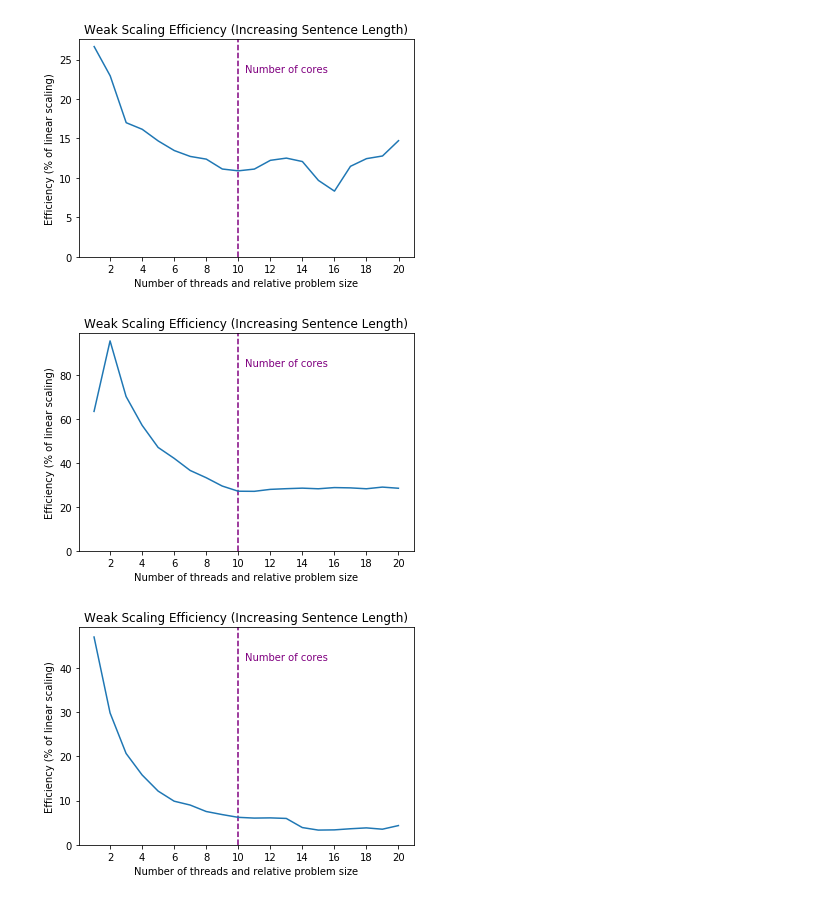
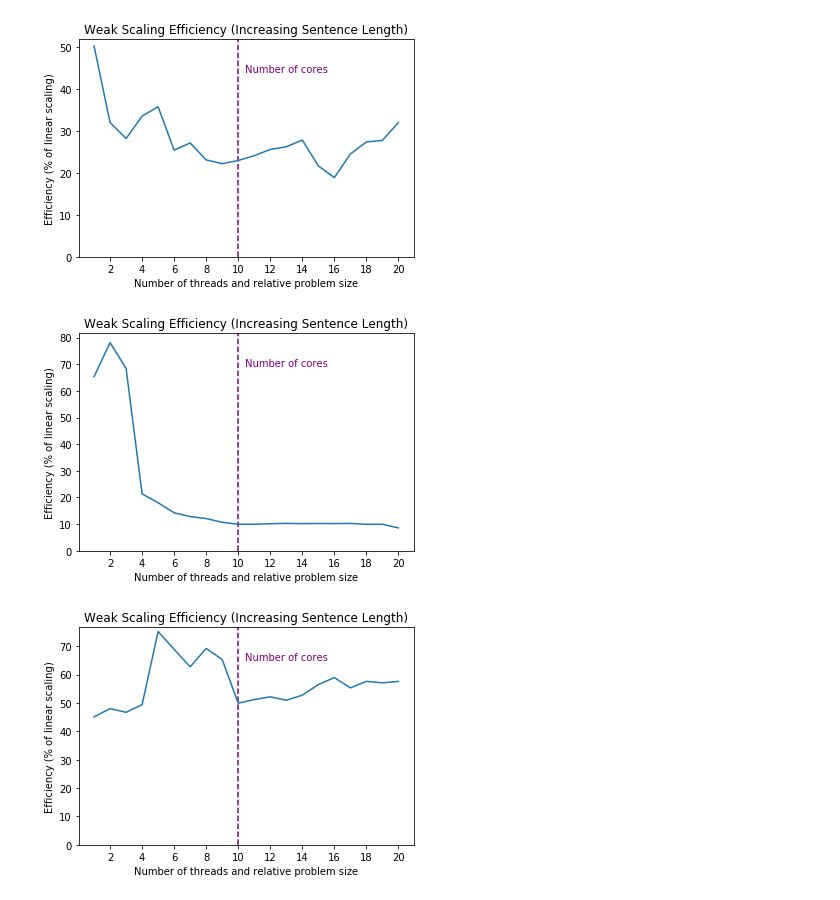
Before and after one commit to jfeser/earley, a Jupyter notebook: Analysis.ipynb, the cells around one changed output. Saved outputs shown, nothing was run; the diff lists cells and outputs as text; code cells hidden in the pictures.

Commit message:
Update plots.

```diff
--- a/Analysis.ipynb
+++ b/Analysis.ipynb
@@ -34,8 +34,8 @@ def speedup_plot(df, out_fn):
     plt.show()
 # %%
 dfs = []
-for fn in glob('results/arith_per_item/*csv'):
-    ambig = int(fn.split('-')[1].split('.')[0])
+for fn in glob('results/arith_per_item/arith-ambig*csv'):
+    ambig = int(fn.split('.')[0].split('-')[-1])
     df = pd.read_csv(fn)
     df['ambig'] = pd.Series([ambig]*len(df))
     dfs.append(df)
@@ -94,15 +105,22 @@ speedup_plot(cgw_df, '../earley_paper/figures/cgw_scaling.png')
 arith_weak_df = pd.read_csv('results/arith-weak-scaling.csv')
 java_weak_df = pd.read_csv('results/java-weak-scaling.csv')
 cgw_weak_df = pd.read_csv('results/cgw-weak-scaling.csv')
+
+names = ['name','avg_time','tot_time','repeats','threads','chart_size']
+arith_weak_serial_df = pd.read_csv('results/arith-weak-scaling.csv-serial', names=names)
+java_weak_serial_df = pd.read_csv('results/java-weak-scaling.csv-serial', names=names)
+cgw_weak_serial_df = pd.read_csv('results/cgw-weak-scaling.csv-serial', names=names)
 # %%
-def weak_scaling_plot(df, out_fn):
-    serial_avg_time = min(df[df['name'] == 'late_serial']['avg_time'])
-    serial_work = min(df[df['name'] == 'late_serial']['chart_size'])
+def weak_scaling_plot(df, df_serial, out_fn):
+    serial_avg_time = df_serial['avg_time']
+    serial_work = df_serial['chart_size']
+
     avg_time = df[df['name'] == 'late_parallel']['avg_time'].as_matrix()
     work = df[df['name'] == 'late_parallel']['chart_size'].as_matrix()
     threads = df[df['name'] == 'late_parallel']['threads'].as_matrix()
 
-    serial_efficiency = serial_work/serial_avg_time
+    serial_efficiency = (serial_work/serial_avg_time).as_matrix()
+    serial_efficiency = np.append(serial_efficiency, np.repeat(serial_efficiency[9], 10))
     late_efficiency = work/(np.minimum(threads, 10)*avg_time)
 
     fig, ax1 = plt.subplots()
@@ -111,7 +129,6 @@ def weak_scaling_plot(df, out_fn):
     ax1.set_ylabel('Efficiency (% of linear scaling)')
     ax1.set_xlabel('Number of threads and relative problem size')
     ax1.set_xticks(np.arange(2, 22, 2))
-
 
     ax1.axvline(10, linestyle='dashed', color='purple')
     ax1.annotate('Number of cores', (10.4, 0.8), xycoords=('data', 'figure fraction'), color='purple')
@@ -124,14 +141,14 @@ def weak_scaling_plot(df, out_fn):
     plt.savefig(out_fn, dpi=300)
     plt.show()
 # %%
-weak_scaling_plot(arith_weak_df, '../earley_paper/figures/arith-weak-scaling.png')
+weak_scaling_plot(arith_weak_df, arith_weak_serial_df, '../earley_paper/figures/arith-weak-scaling.png')
 # %% [output]
-[figure, old version]
+[figure, new version]
 # %%
-weak_scaling_plot(java_weak_df, '../earley_paper/figures/java-weak-scaling.png')
+weak_scaling_plot(java_weak_df, java_weak_serial_df, '../earley_paper/figures/java-weak-scaling.png')
 # %% [output]
-[figure, old version]
+[figure, new version]
 # %%
-weak_scaling_plot(cgw_weak_df, '../earley_paper/figures/cgw-weak-scaling.png')
+weak_scaling_plot(cgw_weak_df, cgw_weak_serial_df, '../earley_paper/figures/cgw-weak-scaling.png')
 # %% [output]
-[figure, old version]
+[figure, new version]
```
Also changed, not shown: parts of 12 cells of this notebook.
